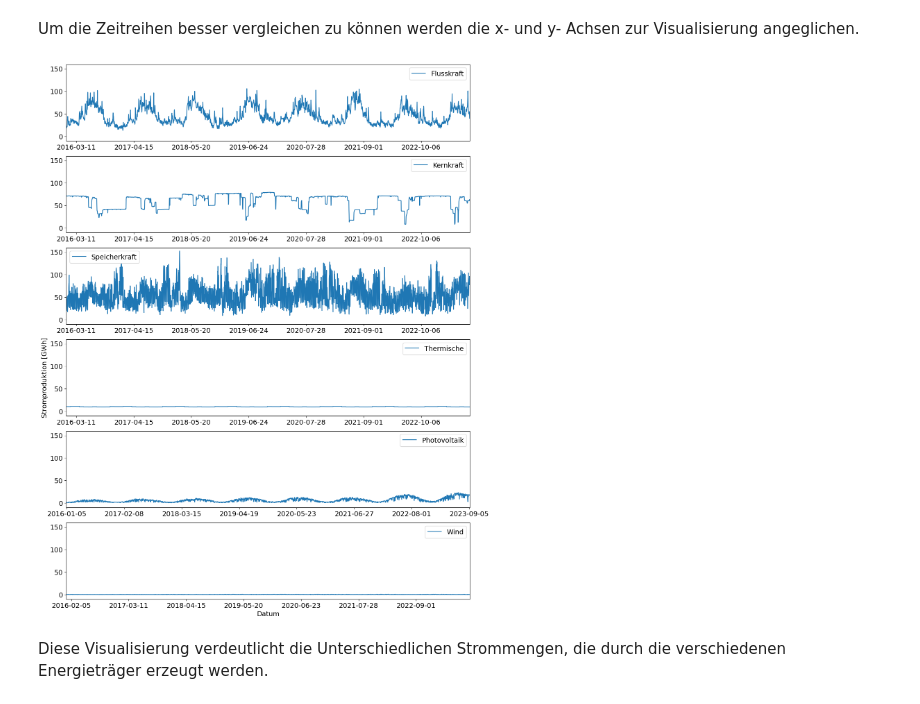
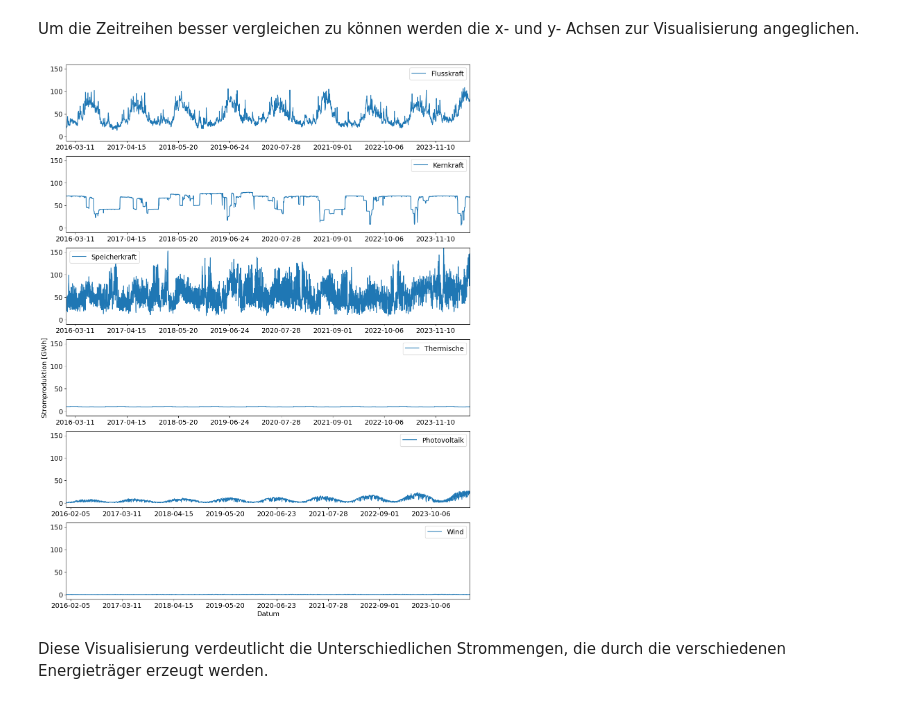
Before and after one commit to ubnpl/Datenvisualisierung_2025, a Jupyter notebook: 02-Zeitreihen_Beispiel_Stromproduktion/Bsp2_Visualisierung_Stromproduktion.ipynb, the cells around one changed output. Saved outputs shown, nothing was run; the diff lists cells and outputs as text; code cells hidden in the pictures.

```diff
--- a/02-Zeitreihen_Beispiel_Stromproduktion/Bsp2_Visualisierung_Stromproduktion.ipynb
+++ b/02-Zeitreihen_Beispiel_Stromproduktion/Bsp2_Visualisierung_Stromproduktion.ipynb
@@ -238,7 +238,7 @@ Um die Zeitreihen besser vergleichen zu können werden die x- und y- Achsen zur
 f, axs = plt.subplots(6,1, figsize=(15, 20)) # Definieren der Subplots
 
 lx1 = '2016-01-01' # unteres Limit x-Achse
-lx2 = '2023-10-01' # oberes Limit y-Achse
+lx2 = '2024-08-01' # oberes Limit x-Achse
 ly1 = -10.0   # unteres Limit y-Achse
 ly2 = 160.0 # oberes Limit y-Achse
 
@@ -261,33 +261,33 @@ plt.plot(df_speicher['Datum'],df_speicher['Produktion_GWh'])
 plt.xticks(df_speicher['Datum'][0::400])
 plt.xlim(lx1,lx2)
 plt.ylim(ly1,ly2)
 plt.legend(['Speicherkraft'])
 
 plt.subplot(6, 1, 4) # Subplot Stromproduktion aus Thermischen Kraftwerken
 plt.plot(df_therm['Datum'],df_therm['Produktion_GWh'])
 plt.xticks(df_therm['Datum'][0::400])
 plt.legend(['Thermische'])
 plt.xlim(lx1,lx2)
 plt.ylim(ly1,ly2)
 plt.ylabel('Stromproduktion [GWh]')
 
 plt.subplot(6, 1, 5) # Subplot Stromproduktion aus Photovoltaik
 plt.plot(df_photo['Datum'],df_photo['Produktion_GWh'])
 plt.xticks(df_photo['Datum'][0::400])
 plt.xlim(lx1,lx2)
 plt.ylim(ly1,ly2)
 plt.legend(['Photovoltaik'])
 
 plt.subplot(6, 1, 6) # Subplot Stromproduktion aus Windkraft
 plt.plot(df_wind['Datum'],df_wind['Produktion_GWh'])
 plt.xticks(df_wind['Datum'][0::400])
 plt.xlim(lx1,lx2)
 plt.ylim(ly1,ly2)
 plt.legend(['Wind'])
 plt.xlabel('Datum')
 
 plt.show()
 # %% [output]
-[figure, old version]
+[figure, new version]
 # %% [markdown]
 Diese Visualisierung verdeutlicht die Unterschiedlichen Strommengen, die durch die verschiedenen Energieträger erzeugt werden.
```
Also changed, not shown: parts of 7 cells of this notebook, 3 other files.
